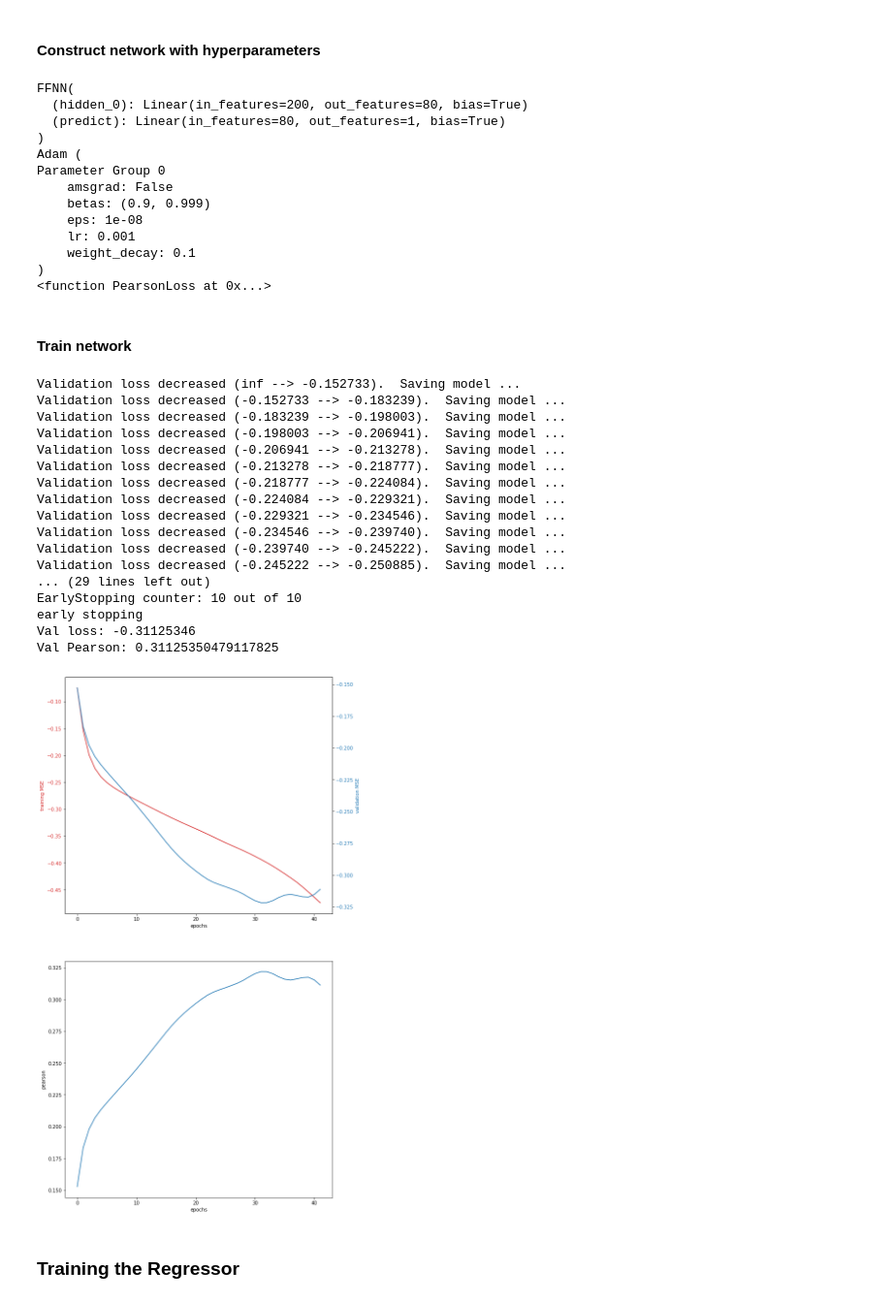
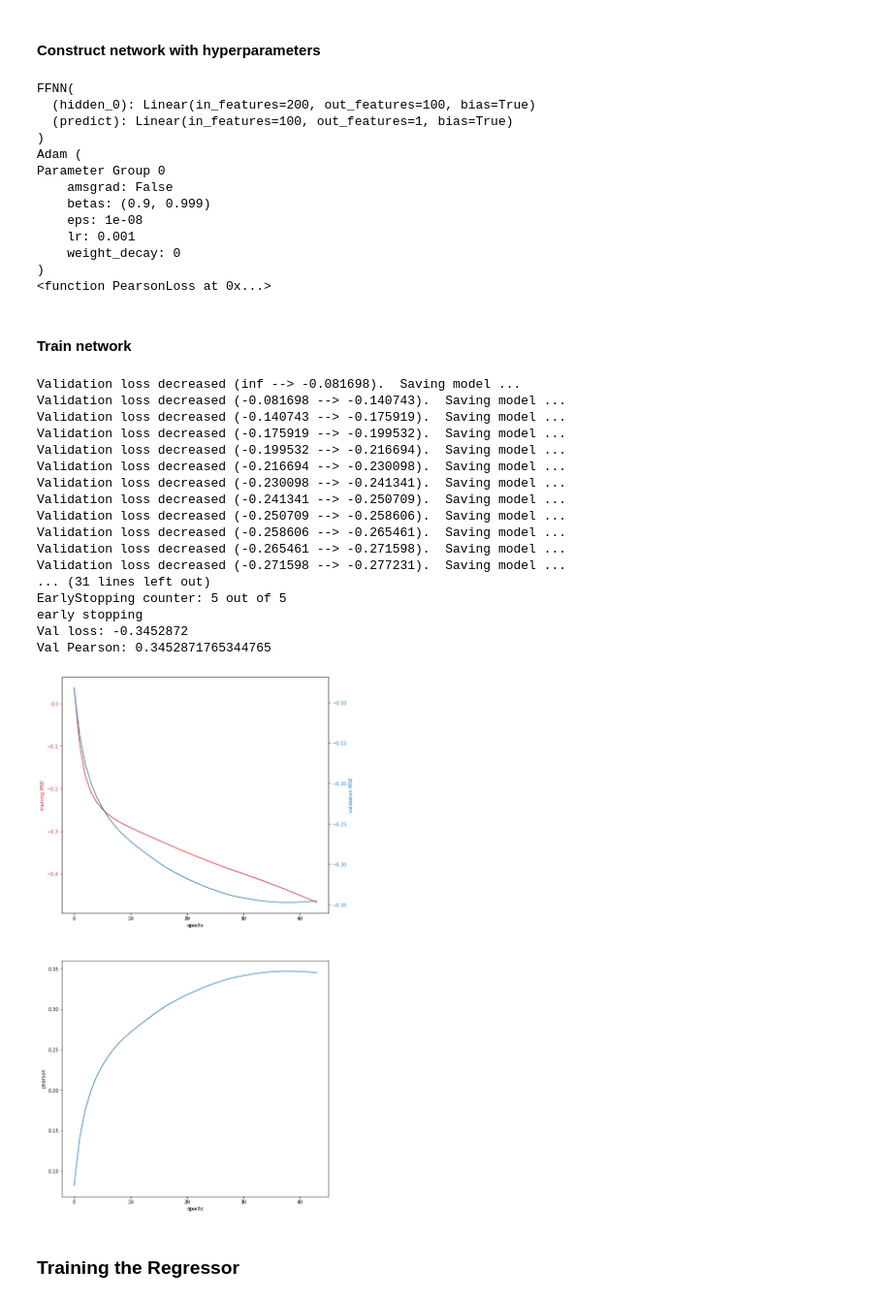
Before and after one commit to ansonmiu0214/C490CW, a Jupyter notebook: baseline.ipynb, the cells around one changed output. Shown: that part at 97% size. Cells and saved outputs as stored; diff of their text form; code cells hidden in the pictures.

```diff
--- a/baseline.ipynb
+++ b/baseline.ipynb
@@ -641,14 +641,14 @@ def PearsonLoss(x, y):
     return -cost
 
 EMBEDDING_DIMENSION = 100
-HIDDEN_LAYERS = [80]
+HIDDEN_LAYERS = [100]
 LR = 0.001
 NUM_EPOCHS = 100
 
 model = FFNN(2 * EMBEDDING_DIMENSION, *HIDDEN_LAYERS)
 print(model)
 
-optimizer = torch.optim.Adam(model.parameters(), lr=LR, weight_decay=0.1)
+optimizer = torch.optim.Adam(model.parameters(), lr=LR)
 print(optimizer)
 
 # loss_fn = torch.nn.MSELoss()
@@ -657,8 +657,8 @@ loss_fn = PearsonLoss
 print(loss_fn)
 # %% [output]
 FFNN(
-  (hidden_0): Linear(in_features=200, out_features=80, bias=True)
-  (predict): Linear(in_features=80, out_features=1, bias=True)
+  (hidden_0): Linear(in_features=200, out_features=100, bias=True)
+  (predict): Linear(in_features=100, out_features=1, bias=True)
 )
 Adam (
 Parameter Group 0
@@ -666,7 +666,7 @@ Parameter Group 0
     betas: (0.9, 0.999)
     eps: 1e-08
     lr: 0.001
-    weight_decay: 0.1
+    weight_decay: 0
 )
 <function PearsonLoss at 0x...>
 # %% [markdown]
@@ -687,7 +687,7 @@ train_losses = []
 val_losses = []
 pearsons = []
 
-early_stop = EarlyStopping(patience=10, verbose=True)
+early_stop = EarlyStopping(patience=5, verbose=True)
 
 final_epoch_count = 0
 for t in range(NUM_EPOCHS):
@@ -717,50 +717,50 @@ for t in range(NUM_EPOCHS):
     if early_stop.early_stop:
         print('early stopping')
         print('Val loss:', val_losses[-1])
         print('Val Pearson:', pearson_coeff[0])
         break
 
 epochs = np.arange(final_epoch_count)
 plt.figure(figsize=(10, 20))
 plt.subplot(2, 1, 1)
 ax1 = plt.gca()
 ax1.set_xlabel('epochs')
 ax1.set_ylabel('training MSE', color='tab:red')
 ax1.plot(epochs, train_losses, color='tab:red', label='training loss')
 ax1.tick_params(axis='y', labelcolor='tab:red')
 
 ax2 = ax1.twinx()
 ax2.set_ylabel('validation MSE', color='tab:blue')
 ax2.plot(epochs, val_losses, color='tab:blue', label='validation loss')
 ax2.tick_params(axis='y', labelcolor='tab:blue')
 
 plt.subplot(2, 1, 2)
 ax = plt.gca()
 ax.set_xlabel('epochs')
 ax.set_ylabel('pearson')
 ax.plot(epochs, pearsons, label='validation')
 ax.tick_params(axis='y')
 
 plt.show()
 # %% [output]
-Validation loss decreased (inf --> -0.152733).  Saving model ...
-Validation loss decreased (-0.152733 --> -0.183239).  Saving model ...
-Validation loss decreased (-0.183239 --> -0.198003).  Saving model ...
-Validation loss decreased (-0.198003 --> -0.206941).  Saving model ...
-Validation loss decreased (-0.206941 --> -0.213278).  Saving model ...
-Validation loss decreased (-0.213278 --> -0.218777).  Saving model ...
-Validation loss decreased (-0.218777 --> -0.224084).  Saving model ...
-Validation loss decreased (-0.224084 --> -0.229321).  Saving model ...
-Validation loss decreased (-0.229321 --> -0.234546).  Saving model ...
-Validation loss decreased (-0.234546 --> -0.239740).  Saving model ...
-Validation loss decreased (-0.239740 --> -0.245222).  Saving model ...
-Validation loss decreased (-0.245222 --> -0.250885).  Saving model ...
-... (29 lines left out)
-EarlyStopping counter: 10 out of 10
+Validation loss decreased (inf --> -0.081698).  Saving model ...
+Validation loss decreased (-0.081698 --> -0.140743).  Saving model ...
+Validation loss decreased (-0.140743 --> -0.175919).  Saving model ...
+Validation loss decreased (-0.175919 --> -0.199532).  Saving model ...
+Validation loss decreased (-0.199532 --> -0.216694).  Saving model ...
+Validation loss decreased (-0.216694 --> -0.230098).  Saving model ...
+Validation loss decreased (-0.230098 --> -0.241341).  Saving model ...
+Validation loss decreased (-0.241341 --> -0.250709).  Saving model ...
+Validation loss decreased (-0.250709 --> -0.258606).  Saving model ...
+Validation loss decreased (-0.258606 --> -0.265461).  Saving model ...
+Validation loss decreased (-0.265461 --> -0.271598).  Saving model ...
+Validation loss decreased (-0.271598 --> -0.277231).  Saving model ...
+... (31 lines left out)
+EarlyStopping counter: 5 out of 5
 early stopping
-Val loss: -0.31125346
-Val Pearson: 0.31125350479117825
+Val loss: -0.3452872
+Val Pearson: 0.3452871765344765
-[figure, old version]
+[figure, new version]
 # %% [markdown]
 ### Training the Regressor
 # %% [markdown]
```
